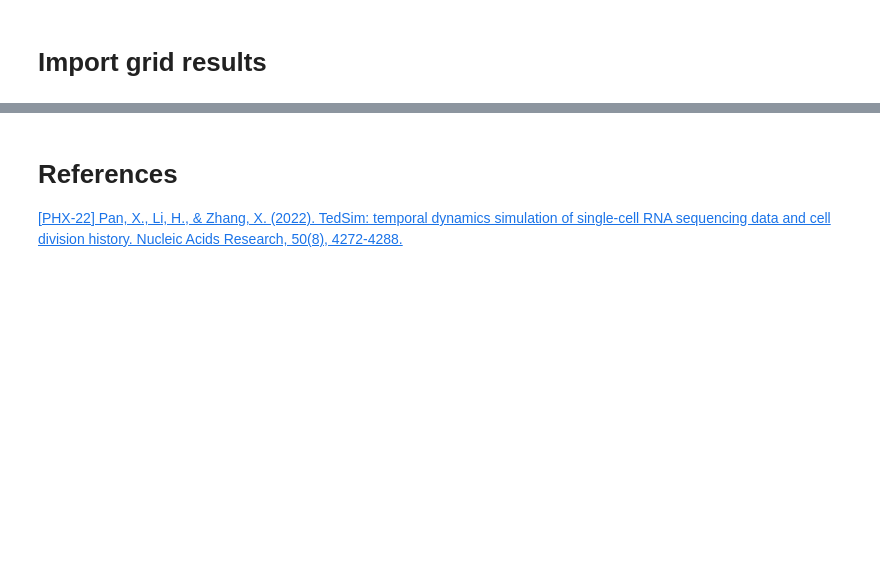
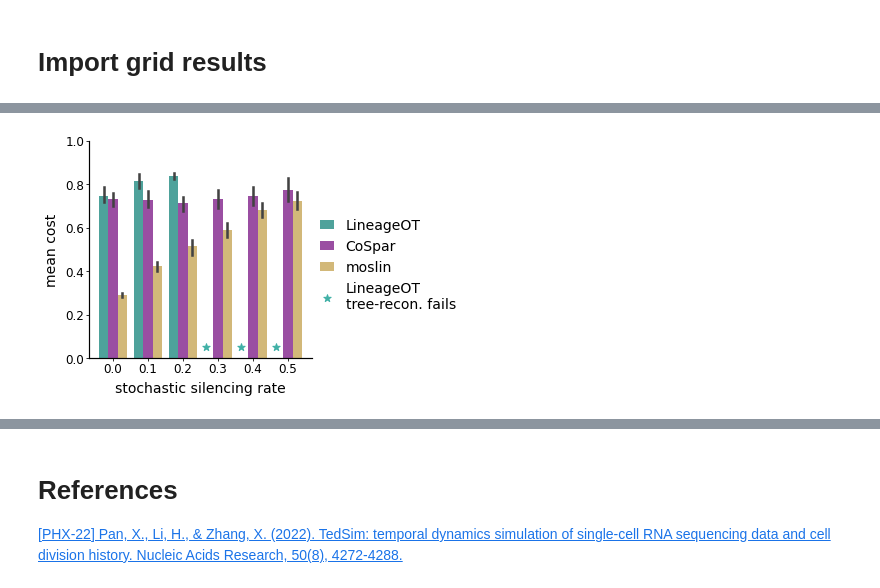
Before and after one commit to theislab/moslin, a Jupyter notebook: analysis/simulations/pan_tedsim/ZP_2024-06-14_tedsim_analysis-main.ipynb, the cells around one changed output, grey strips where cells are left out. Cells and saved outputs as stored; diff of their text form; code cells hidden in the pictures; blank space fills up the shorter version.

```diff
--- a/analysis/simulations/pan_tedsim/ZP_2023-11-02_tedsim_analysis.ipynb
+++ b/analysis/simulations/pan_tedsim/ZP_2024-06-14_tedsim_analysis-main.ipynb
@@ -255,9 +116,7 @@ filenames_cospar = [file for file in filenames if "cospar" in file]
 # %%
 res = None
-for file in filenames_cospar:
+for file in filenames_res:
     dfc = pd.read_csv(file)
-    if "0.0_cospar" in file:
-        continue
     if res is None:
         res = dfc
     else:
@@ -265,7 +150,3 @@ for file in filenames_cospar:
 # %%
 res["mean_cost"] = (res["early_cost"] + res["late_cost"]) / 2
 res = res.drop(columns="Unnamed: 0")
-# %%
-res.loc[res["tree_type"] == "fitted-tree","kind"] = "Cospar (fitted-tree)"
-res.loc[res["tree_type"] == "ground-truth","kind"] = "Cospar (ground-truth)"
-res.loc[res["tree_type"] == "state-only","kind"] = "Cospar (state-only)"
@@ -554,0 +159,12 @@ plt.show()
+# %%
+res.loc[res["tree_type"] == "fitted-tree","kind"] = res["kind"] + " (fitted-tree)"
+res.loc[res["tree_type"] == "ground-truth","kind"] =  res["kind"] + " (ground-truth)"
+res.loc[res["tree_type"] == "state-only","kind"] = res["kind"] + " (state-only)"
+# %%
+idx = (
+    res.groupby(
+        ["p_a", "ssr", "ss", "kind", "data_seed"]
+    )["mean_cost"].transform(min)
+    == res["mean_cost"]
+)
+df_min = res[idx]
@@ -554,0 +244,63 @@ plt.show()
+# %%
+p_a = 0.4
+step_size = 0.4
+df_min_ss = df_min[df_min["ss"] == step_size]
+ssrs = np.sort(df_min_ss["ssr"].unique())
+hue_order = ["LineageOT", "CoSpar", "moslin"]
+method_colors = {
+    "moslin": "#E1BE6A",
+    "CoSpar": "#A640B0",
+    "LineageOT": "#40B0A6",
+}
+
+fontsize = 14
+
+rows = 1
+cols = len(ssrs)
+
+fig, axs = plt.subplots(nrows=1, ncols=1, figsize=(4, 4))
+
+colors = {method: method_colors[method] for method in hue_order}
+ax = sns.barplot(
+    x="ssr",
+    y="mean_cost",
+    hue="kind",
+    hue_order=hue_order,
+    data=df_min_ss,
+    ax=axs,
+    palette=colors,
+)
+
+
+plt.scatter(
+    x=[2.65, 3.65, 4.65], #[2.75, 3.78],
+    y=[0.05, 0.05, 0.05],
+    marker="*",
+    s=60,
+    label="LineageOT\ntree-recon. fails",
+    color=colors["LineageOT"],
+)
+
+
+ax.set_xticklabels(ax.get_xticklabels())
+ax.set_xlabel("stochastic silencing rate")
+ax.set_ylabel("mean cost", fontsize=fontsize)
+ax.set_ylim(0, 1)
+ax.legend(
+    ncol=1,
+    handlelength=1,
+    fontsize=fontsize,
+    # labelspacing=0.1,
+    columnspacing=1,
+    loc="upper right",
+    bbox_to_anchor=(1.2, 0.2, 0.5, 0.5),
+)
+
+# plt.savefig(
+#     FIG_DIR /
+#     "ssr_ss0.4_pa0.4_depth_8.pdf", bbox_inches="tight", dpi=300, format="pdf"
+# )
+
+plt.show()
+# %% [output]
+[figure, added]
```
Also changed, not shown: parts of 47 cells of this notebook, 11 other files.
